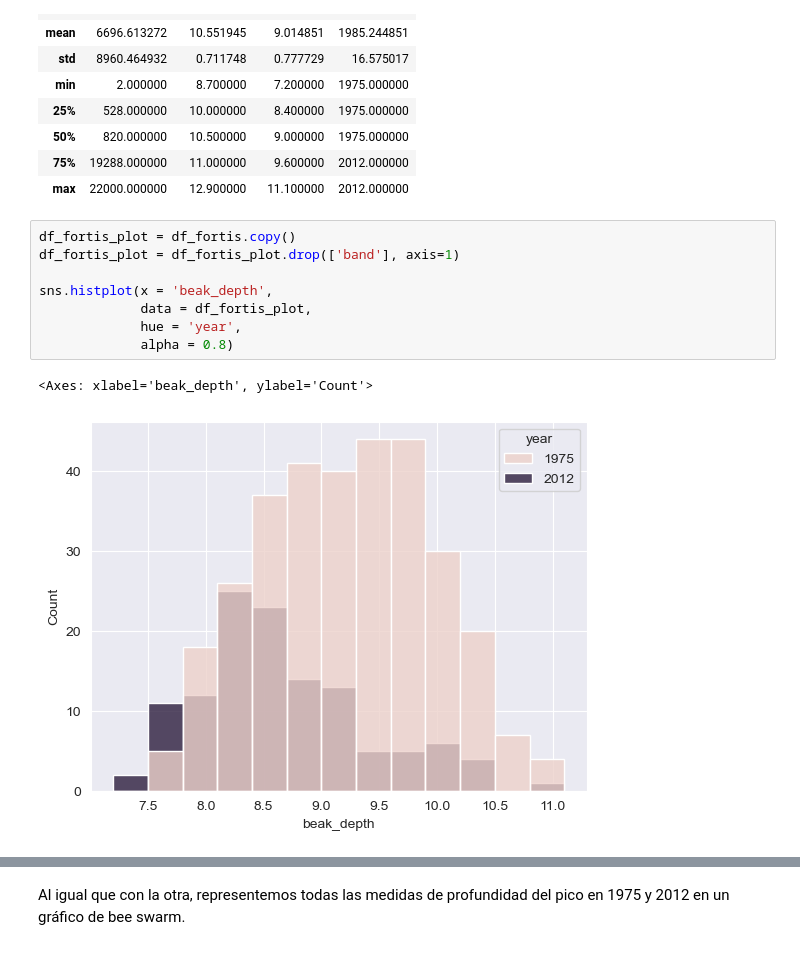
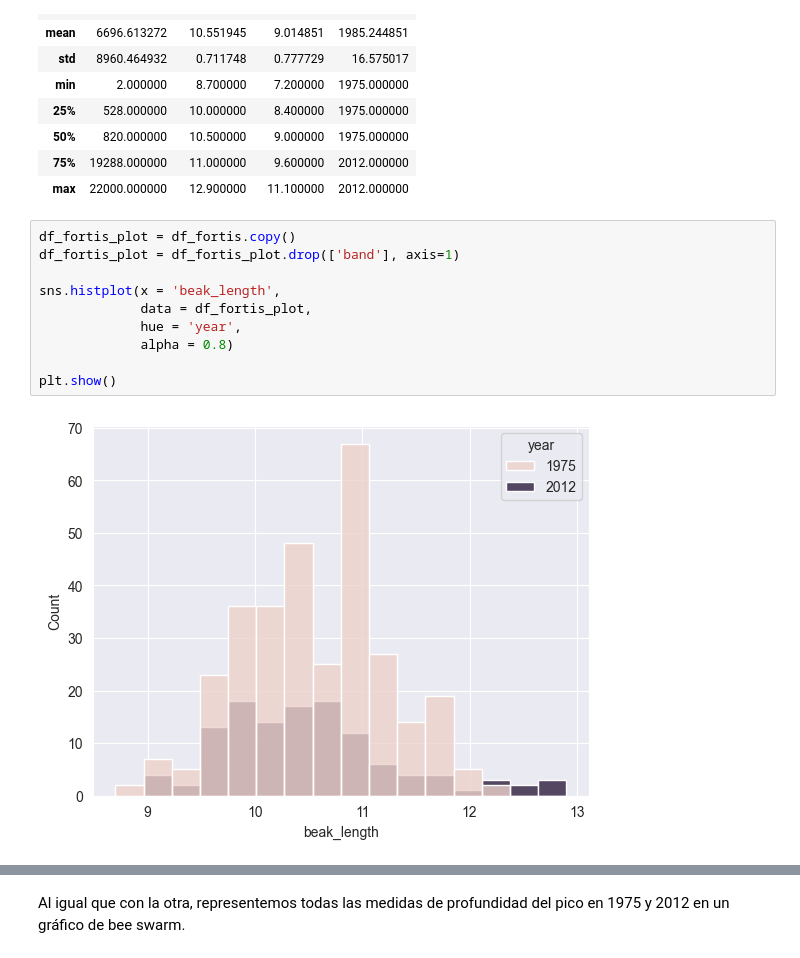
Before and after one commit to jmartingv/proyecto-probstats-mcd, a Jupyter notebook: proyecto.ipynb, the cells around one changed output, grey strips where cells are left out. Cells and saved outputs as stored; diff of their text form.

Commit message:
agregando histograma

```diff
--- a/proyecto.ipynb
+++ b/proyecto.ipynb
@@ -256,11 +266,12 @@ df_fortis.describe()
 # %%
 df_fortis_plot = df_fortis.copy()
 df_fortis_plot = df_fortis_plot.drop(['band'], axis=1)
 
-sns.histplot(x = 'beak_depth',
+sns.histplot(x = 'beak_length',
              data = df_fortis_plot,
              hue = 'year',
              alpha = 0.8)
+
+plt.show()
 # %% [output]
-<Axes: xlabel='beak_depth', ylabel='Count'>
-[figure, old version]
+[figure, new version]
```
Also changed, not shown: parts of 4 cells of this notebook.
